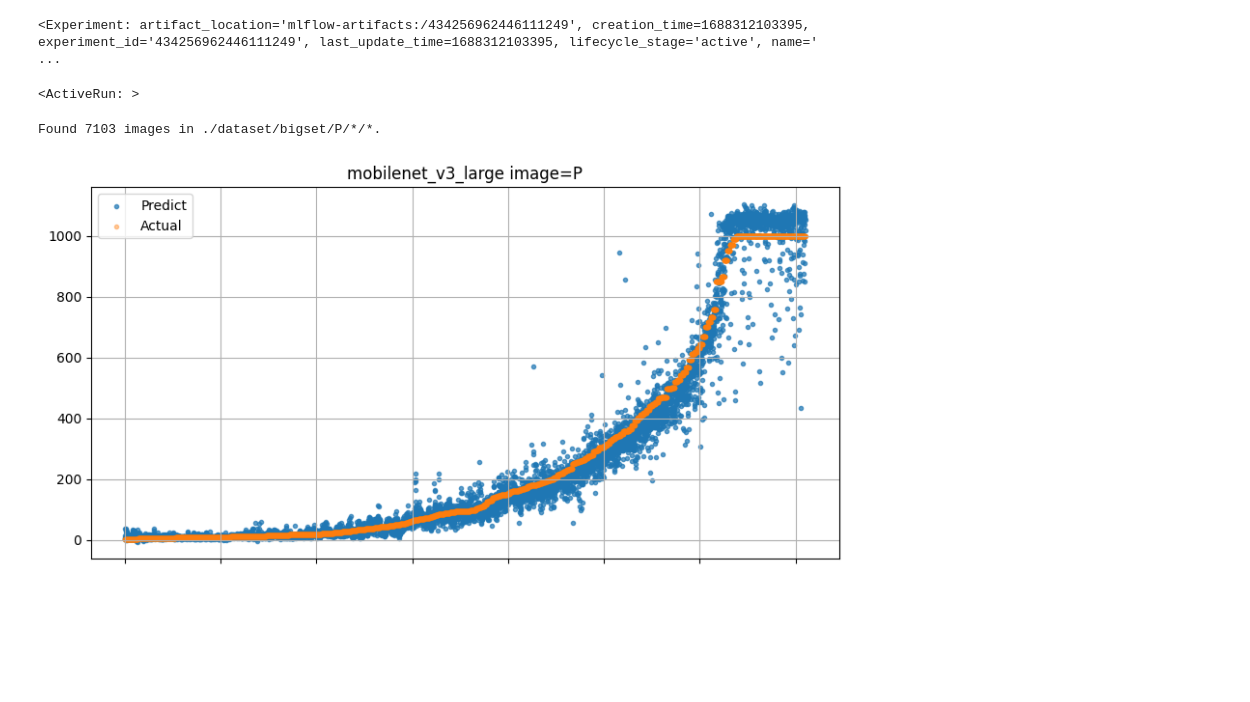
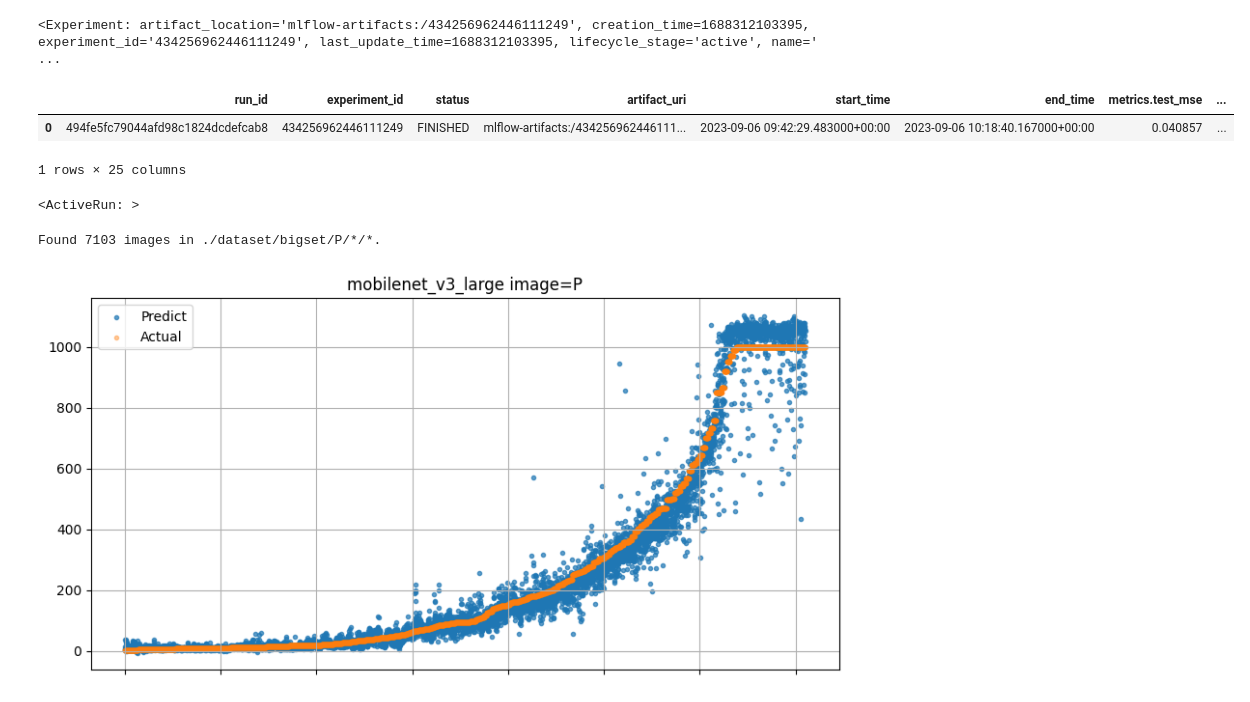
Before and after one commit to akraradets/soil_nutrient, a Jupyter notebook: pytorch/linearplot.ipynb, the cells around one changed output. Saved outputs shown, nothing was run; the diff lists cells and outputs as text; code cells hidden in the pictures; blank space fills up the shorter version.

```diff
--- a/pytorch/linearplot.ipynb
+++ b/pytorch/linearplot.ipynb
@@ -15,21 +15,28 @@ mlflow.set_experiment(experiment_name='Soil')
 # %% [output]
 <Experiment: artifact_location='mlflow-artifacts:/434256962446111249', creation_time=1688312103395, experiment_id='434256962446111249', last_update_time=1688312103395, lifecycle_stage='active', name=' ...
 # %%
-model_name:Models = Models.mobilenet
+model_name:Models = Models.alexnet
 image_set:Imageset = Imageset.p
 device:Devices = Devices.all
-environment:Environments = Environments.all
+environment:Environments = Environments.indoor
 WORKERS = int(os.environ['WORKERS'])
 
-def load_model(model_name:Models, image_set:Imageset) -> Tuple[torch.nn.Module, pd.DataFrame]:
+def load_model(model_name:Models, image_set:Imageset, environment:Environments) -> Tuple[torch.nn.Module, pd.DataFrame]:
+    search_name = f"{model_name.value}-{environment.value}"
     run_info = mlflow.search_runs(experiment_names=['Soil'],
-                            filter_string=f"tags.mlflow.runName = '{model_name.value}'",)
+                            filter_string=f"tags.mlflow.runName = '{search_name}'",)
     run_info = run_info.loc[run_info['params.Imageset'] == f'{image_set.value}']
     artifact_uri = run_info['artifact_uri'].iloc[0]
     loaded_model = mlflow.pytorch.load_model(f'{artifact_uri}/model')
     return loaded_model, run_info
 # %%
-model, run_info = load_model(model_name=model_name, image_set=image_set)
+model, run_info = load_model(model_name=model_name, image_set=image_set, environment=environment)
+# %%
+run_info
+# %% [output]
+|  | run_id | experiment_id | status | artifact_uri | start_time | end_time | metrics.test_mse | ... |
+| 0 | 494fe5fc79044afd98c1824dcdefcab8 | 434256962446111249 | FINISHED | mlflow-artifacts:/434256962446111... | 2023-09-06 09:42:29.483000+00:00 | 2023-09-06 10:18:40.167000+00:00 | 0.040857 | ... |
+1 rows × 25 columns
 # %%
 run_id = run_info.iloc[0].loc['run_id']
 mlflow.start_run(run_id=run_id)
```
Also changed, not shown: 5 other files.
